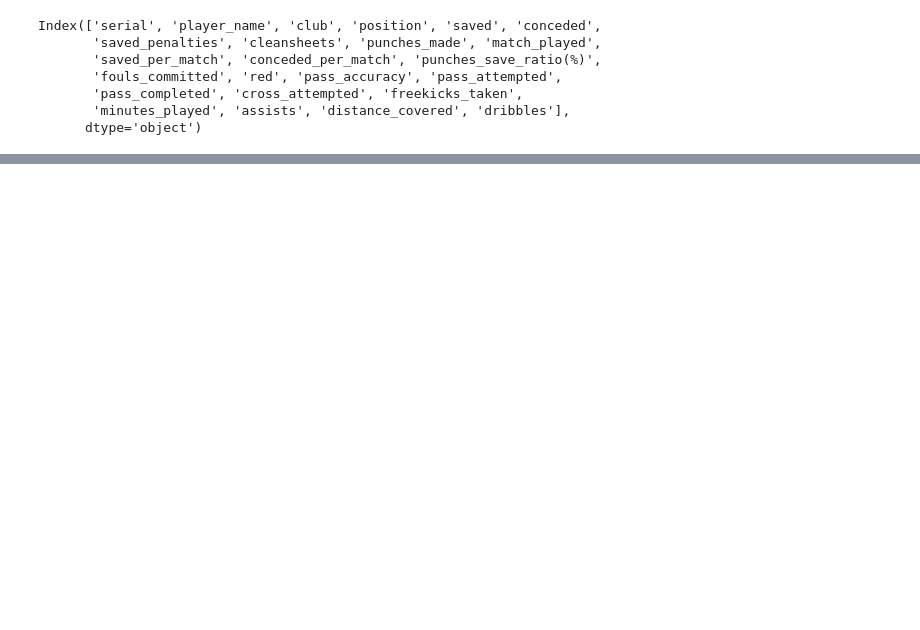
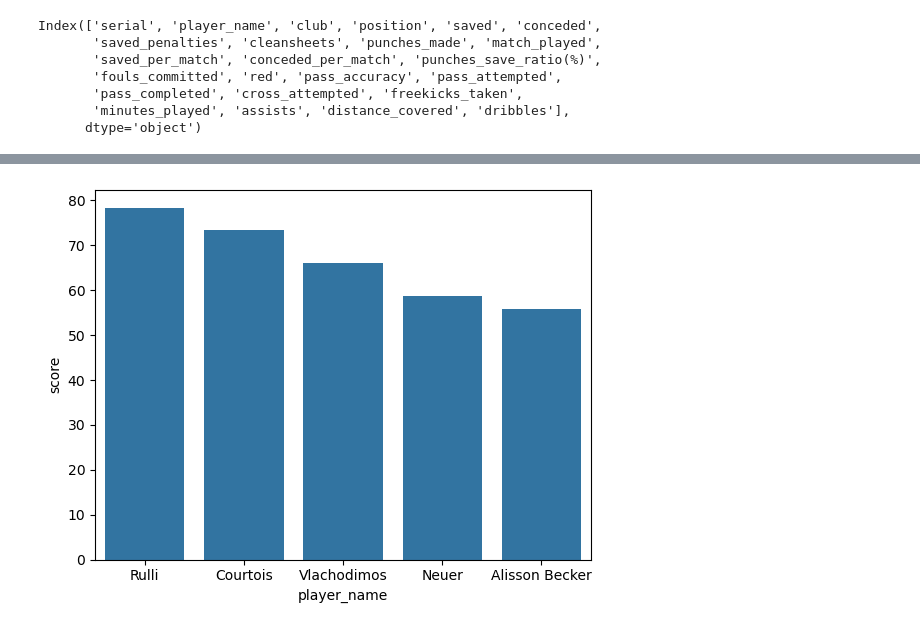
Before and after one commit to AsNott2000/Data-Analyisis-in-Football, a Jupyter notebook: UCL 21-22 analysis/best_goalkeepers.ipynb, the cells around one changed output, grey strips where cells are left out. Drawn from its saved outputs; the diff is of its cells as text; code cells hidden in the pictures; blank space fills up the shorter version.

```diff
--- a/UCL 21-22 analysis/best_goalkeepers.ipynb
+++ b/UCL 21-22 analysis/best_goalkeepers.ipynb
@@ -142,3 +151,24 @@ Index(['serial', 'player_name', 'club', 'position', 'saved', 'conceded',
        'pass_completed', 'cross_attempted', 'freekicks_taken',
        'minutes_played', 'assists', 'distance_covered', 'dribbles'],
       dtype='object')
+# %%
+score = 0
+score += newdf.saved_per_match - newdf.conceded_per_match * 1
+score += newdf.saved_penalties * 2.7
+score += newdf.cleansheets * 3
+score += newdf.punches_made
+score += newdf.minutes_played * 0.005
+score += newdf.pass_attempted / newdf.pass_accuracy * 5
+score += newdf.cross_attempted * 1.5
+score += newdf.freekicks_taken * 0.15
+score += newdf.assists * 7
+score += newdf.distance_covered.astype(float) * 10 / 100
+score += newdf.dribbles * 5
+
+score -= newdf.fouls_committed * 3
+score -= newdf.red * 10
+newdf["score"] = score
+# %%
+score_sorting = newdf.loc[:,["player_name","score"]]
+best_keepers = score_sorting.sort_values(by=['score'], ascending=False).head()
+best_keepers
@@ -144,0 +182,4 @@ Index(['serial', 'player_name', 'club', 'position', 'saved', 'conceded',
+# %%
+sns.barplot(best_keepers, x="player_name", y="score");
+# %% [output]
+[figure, added]
```
Also changed, not shown: parts of 4 cells of this notebook.
